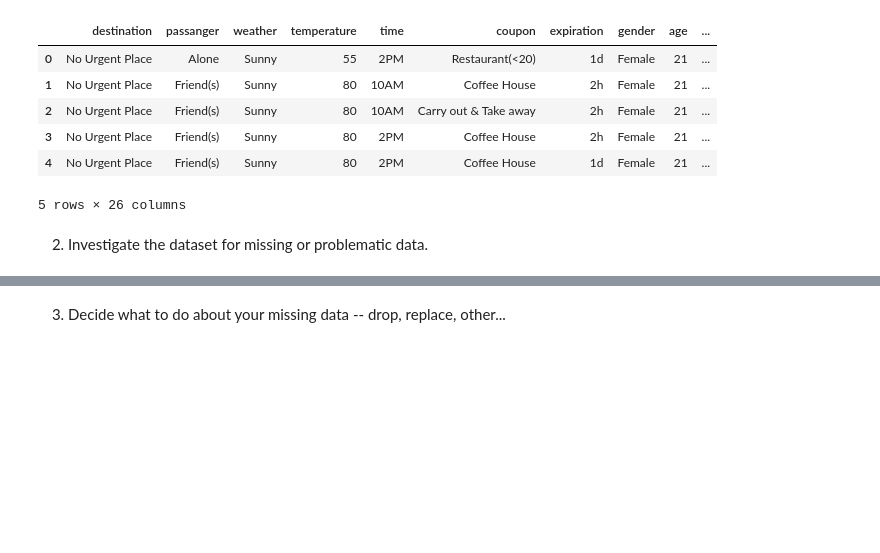
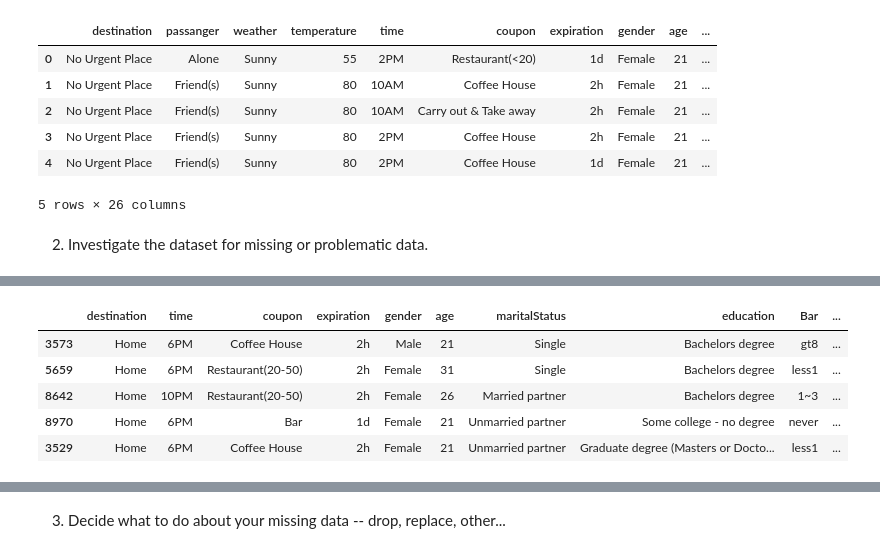
Before and after one commit to jojasan/berkeley-ai-hw5, a Jupyter notebook: prompt.ipynb, the cells around one changed output, grey strips where cells are left out. Saved outputs shown, nothing was run; the diff lists cells and outputs as text; code cells hidden in the pictures; blank space fills up the shorter version.

```diff
--- a/prompt.ipynb
+++ b/prompt.ipynb
@@ -132,0 +178,11 @@ Name: count, dtype: int64
+# %%
+# Inspecting rows with only 1 NaN
+sample_1_NaN = data[data['NaN_count'] == 1].sample(5)
+sample_1_NaN[['destination', 'time', 'coupon', 'expiration', 'gender', 'age', 'maritalStatus', 'education', 'Bar', 'CoffeeHouse', 'CarryAway', 'RestaurantLessThan20', 'Restaurant20To50']]
+# %% [output]
+|  | destination | time | coupon | expiration | gender | age | maritalStatus | education | Bar | ... |
+| 3573 | Home | 6PM | Coffee House | 2h | Male | 21 | Single | Bachelors degree | gt8 | ... |
+| 5659 | Home | 6PM | Restaurant(20-50) | 2h | Female | 31 | Single | Bachelors degree | less1 | ... |
+| 8642 | Home | 10PM | Restaurant(20-50) | 2h | Female | 26 | Married partner | Bachelors degree | 1~3 | ... |
+| 8970 | Home | 6PM | Bar | 1d | Female | 21 | Unmarried partner | Some college - no degree | never | ... |
+| 3529 | Home | 6PM | Coffee House | 2h | Female | 21 | Unmarried partner | Graduate degree (Masters or Docto... | less1 | ... |
```
Also changed, not shown: parts of 27 cells of this notebook.
